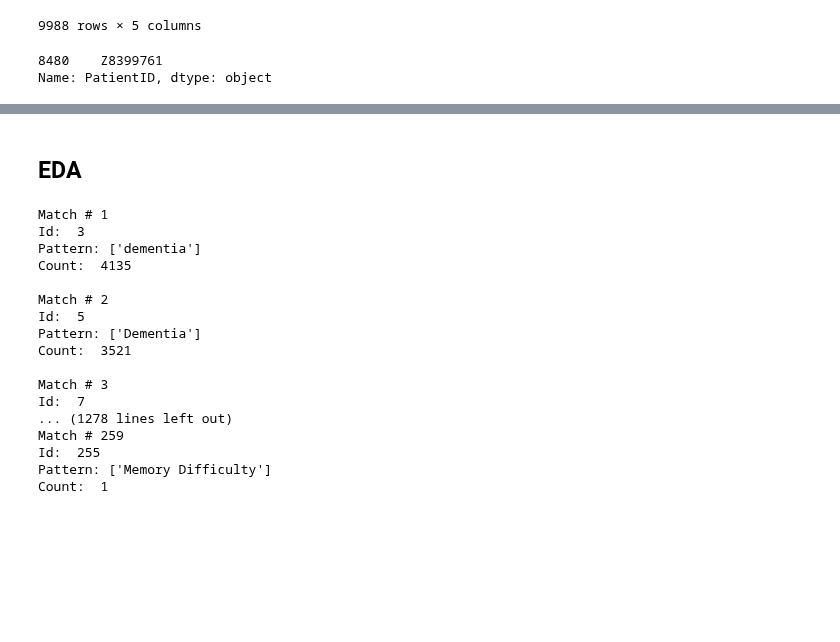
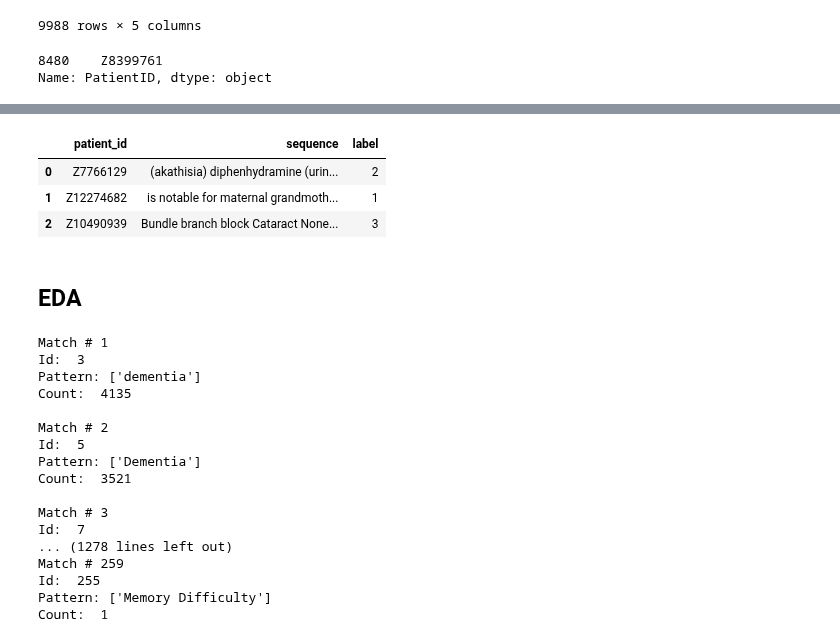
Before and after one commit to anaconda121/NeuraHealth, a Jupyter notebook: EDA/Extracting Data from DB.ipynb, the cells around one changed output, grey strips where cells are left out. Drawn from its saved outputs; the diff is of its cells as text; code cells hidden in the pictures; blank space fills up the shorter version.

```diff
--- a/EDA/Extracting Data from DB.ipynb
+++ b/EDA/Extracting Data from DB.ipynb
@@ -148,3 +158,34 @@ neither.
+# %%
+# defining test model matrix and setting dimensions
+test_model_matrix = pd.DataFrame(columns = ["patient_id", "sequence", "label"])
+test_model_matrix["patient_id"] = [0] * int(0.15 * len(sentence_id))
+test_model_matrix["sequence"] = [" "] * int(0.15 * len(sentence_id))
+test_model_matrix["label"] = [" "] * int(0.15 * len(sentence_id))
+
+idx = int(0.85 * len(labels.axes[0])) + 1
+i = 0
+while (idx < len(labels.axes[0])):
+    curr_note_id = sentences[sentences['id'] == sentence_id[idx]]['Note_id'].values
+    curr_patient_id = note.loc[note['id'] == curr_note_id[0]]['PatientID'].values
+    curr_seq = sentences[sentences['Note_id'] == curr_note_id[0]]['Contents'].values
+    curr_label = labels[labels["Sentence_id"] == sentence_id[idx]]['Label'].values
+    test_model_matrix.iloc[i] = (curr_patient_id[0], curr_seq[0], curr_label[0])
+    idx += 1
+    i += 1
+
+#converting yes,no,ntr labels to numerical equivalents
+mappings = {"NO" : 1, "NTR" : 2, "YES" : 3}
+test_model_matrix.label = [mappings[item] for item in test_model_matrix.label]
+
+# exporting data to csv's
+test_model_matrix.to_csv("input_test.csv")
+
+test_model_matrix
+# %% [output]
+|  | patient_id | sequence | label |
+| 0 | Z7766129 | (akathisia) diphenhydramine (urin... | 2 |
+| 1 | Z12274682 | is notable for maternal grandmoth... | 1 |
+| 2 | Z10490939 | Bundle branch block Cataract None... | 3 |
 # %% [markdown]
 ## EDA
 # %%
```
Also changed, not shown: parts of 1 cell of this notebook, 1 other file.
